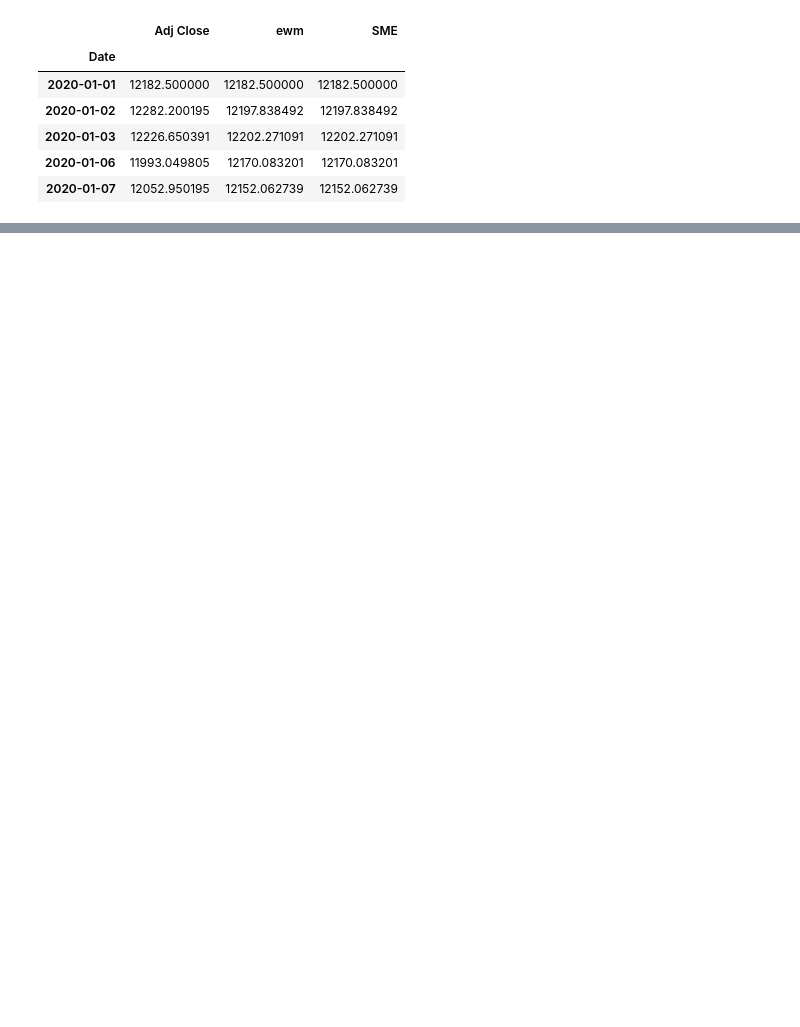
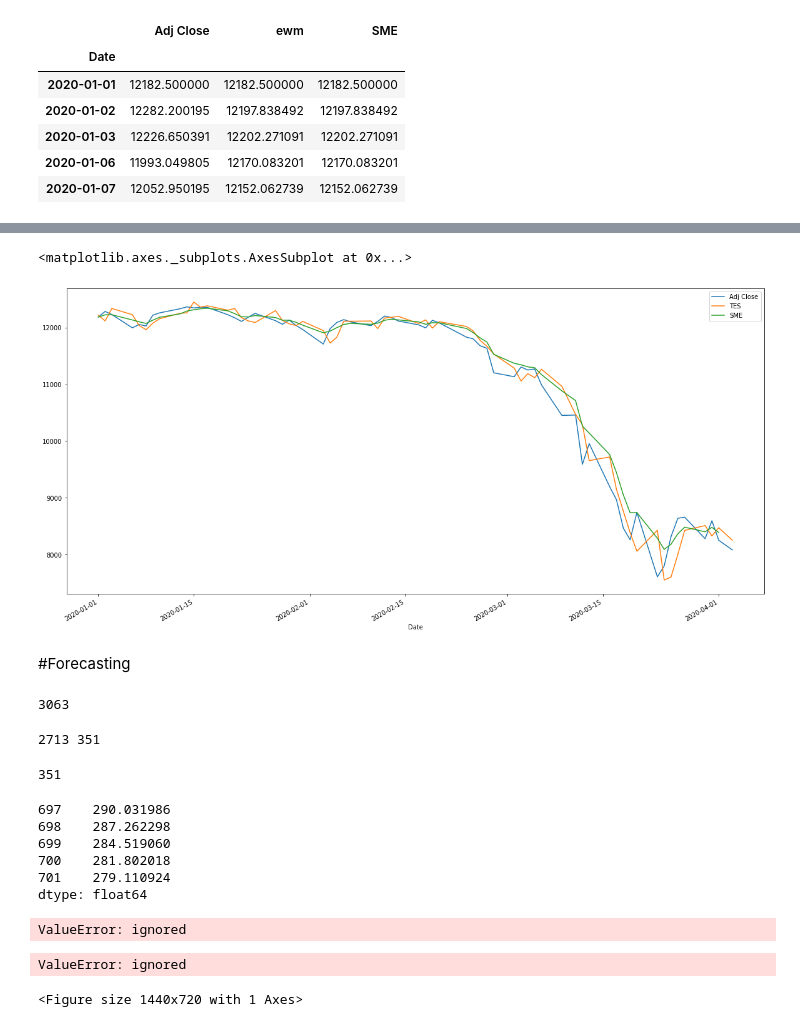
Before and after one commit to jesvin1/Basics, a Jupyter notebook: Nifty_Prediction.ipynb, the cells around one changed output, grey strips where cells are left out. Saved outputs shown, nothing was run; the diff lists cells and outputs as text; code cells hidden in the pictures; blank space fills up the shorter version.

```diff
--- a/Nifty_Prediction.ipynb
+++ b/Nifty_Prediction.ipynb
@@ -493,0 +473,17 @@ df.head()
+# %%
+df[['Adj Close','TES','SME']].plot(figsize=(20,10))
+# %% [output]
+<matplotlib.axes._subplots.AxesSubplot at 0x...>
+[figure, added]
+# %% [markdown]
+#Forecasting
+# %%
+len(df)
+# %% [output]
+3063
+# %%
+train_data = df.iloc[:2713]
+test_data = df.iloc[2712:]
+print(len(train_data), len(test_data))
+# %% [output]
+2713 351
@@ -493,0 +498,21 @@ df.head()
+# %%
+len(test_prediction)
+# %% [output]
+351
+# %%
+test_prediction.tail()
+# %% [output]
+697    290.031986
+698    287.262298
+699    284.519060
+700    281.802018
+701    279.110924
+dtype: float64
+# %%
+train_data['Adj Close'].plot(legend=True,label='Train',figsize=(20,10))
+test_data['Adj Close'].plot(legend=True,label='Test')
+test_prediction.plot(legend=True,label='Predict')
+# %% [output]
+ValueError: ignored
+ValueError: ignored
+<Figure size 1440x720 with 1 Axes>
```
Also changed, not shown: parts of 22 cells of this notebook.
